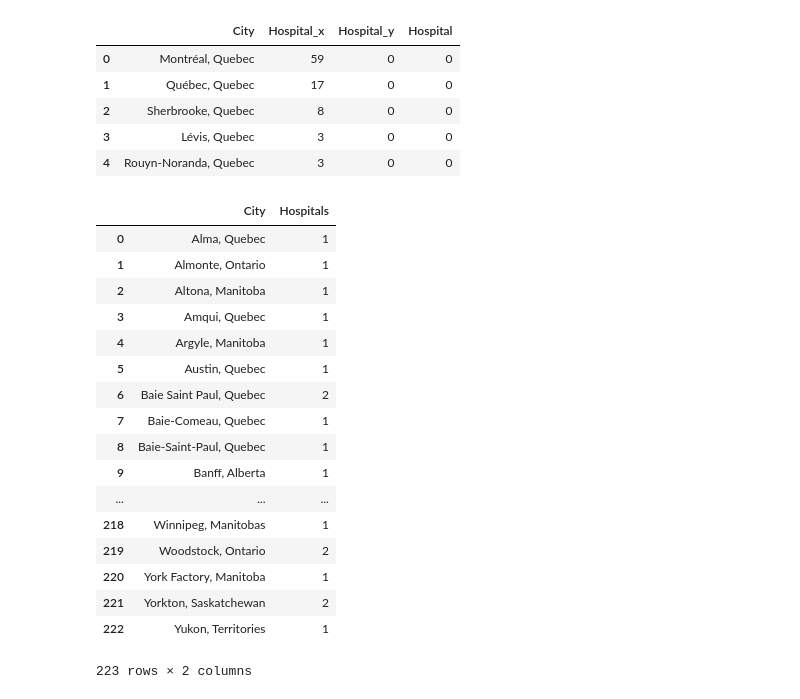
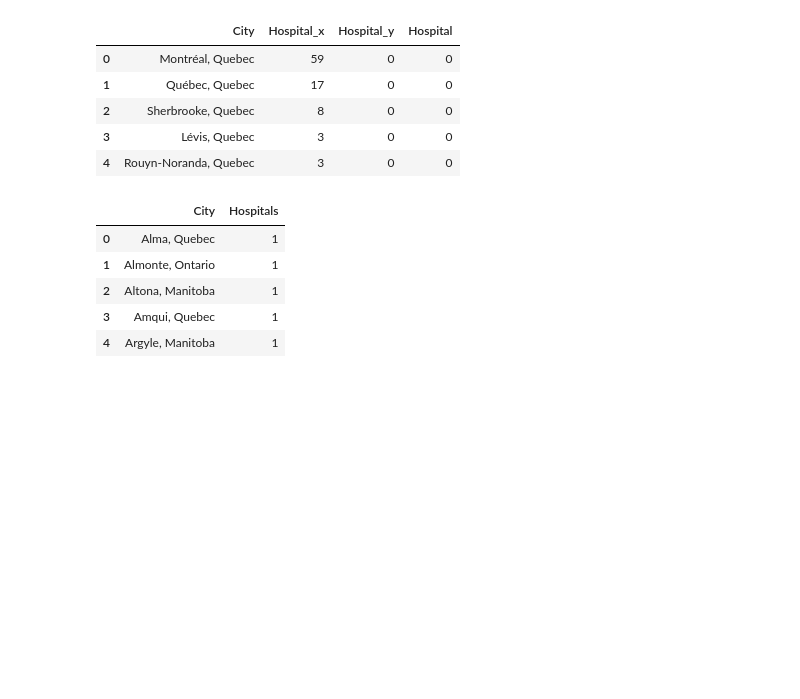
Before and after one commit to irinadrapic/project-one, a Jupyter notebook: Hospital_data.ipynb, the cells around one changed output. Drawn from its saved outputs; the diff is of its cells as text; code cells hidden in the pictures; blank space fills up the shorter version.

```diff
--- a/Hospital_data.ipynb
+++ b/Hospital_data.ipynb
@@ -138,26 +140,14 @@ merge_qb_on_nw["Hospitals"] = merge_qb_on_nw["Hospital_x"] + merge_qb_on_nw["Hos
 # %%
 # deleting the unwanted hospitals columns and creating new summary dataframe of all the cities and number of hospitals
 merged_summary= merge_qb_on_nw.drop(['Hospital_x', 'Hospital_y','Hospital'], axis=1)
 # sort it alphabatically
 merged_summary = merged_summary.sort_values(by=["City"]).reset_index(drop=True)
 #displaying the merged file
-merged_summary
+merged_summary.head()
 # %% [output]
 |  | City | Hospitals |
 | 0 | Alma, Quebec | 1 |
 | 1 | Almonte, Ontario | 1 |
 | 2 | Altona, Manitoba | 1 |
 | 3 | Amqui, Quebec | 1 |
 | 4 | Argyle, Manitoba | 1 |
-| 5 | Austin, Quebec | 1 |
-| 6 | Baie Saint Paul, Quebec | 2 |
-| 7 | Baie-Comeau, Quebec | 1 |
-| 8 | Baie-Saint-Paul, Quebec | 1 |
-| 9 | Banff, Alberta | 1 |
-| ... | ... | ... |
-| 218 | Winnipeg, Manitobas | 1 |
-| 219 | Woodstock, Ontario | 2 |
-| 220 | York Factory, Manitoba | 1 |
-| 221 | Yorkton, Saskatchewan | 2 |
-| 222 | Yukon, Territories | 1 |
-223 rows × 2 columns
```
Also changed, not shown: parts of 3 cells of this notebook.
